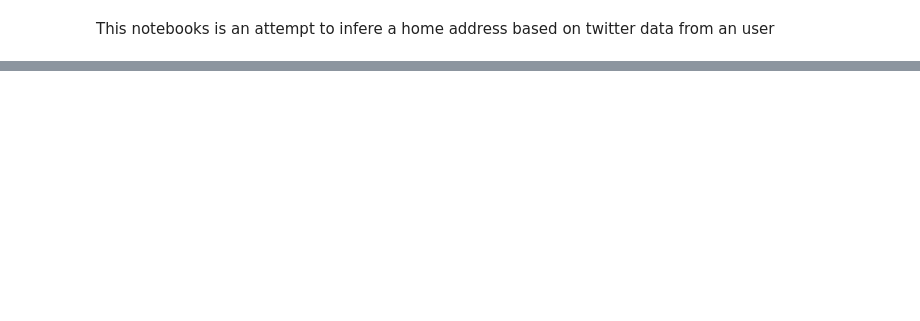
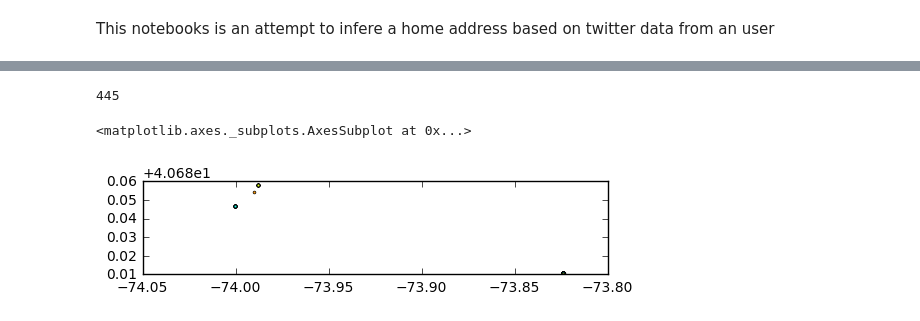
Before and after one commit to Alan-F/USI-Impact-L-Train-Shutdown, a Jupyter notebook: gettingHomeAddresss.ipynb, the cells around one changed output, grey strips where cells are left out. Drawn from its saved outputs; the diff is of its cells as text; code cells hidden in the pictures; blank space fills up the shorter version.

```diff
--- a/gettingHomeAddresss.ipynb
+++ b/gettingHomeAddresss.ipynb
@@ -16,0 +58,4 @@ data.head()
+# %%
+#filter hours from 8 pm to 1 am
+homeHours = pd.Series([i.hour for i in data.datetime])
+homeHours.value_counts()
@@ -16,0 +80,12 @@ data.head()
+# %%
+homeHoursFilter =  ((homeHours >= 20) | (homeHours <=2))
+homeHoursFilter.sum()
+# %% [output]
+445
+# %%
+dataFiltered = data.loc[weekdays & homeHoursFilter,:]
+# %%
+dataFiltered.plot()
+# %% [output]
+<matplotlib.axes._subplots.AxesSubplot at 0x...>
+[figure, added]
```
Also changed, not shown: parts of 16 cells of this notebook, 4 other files.
